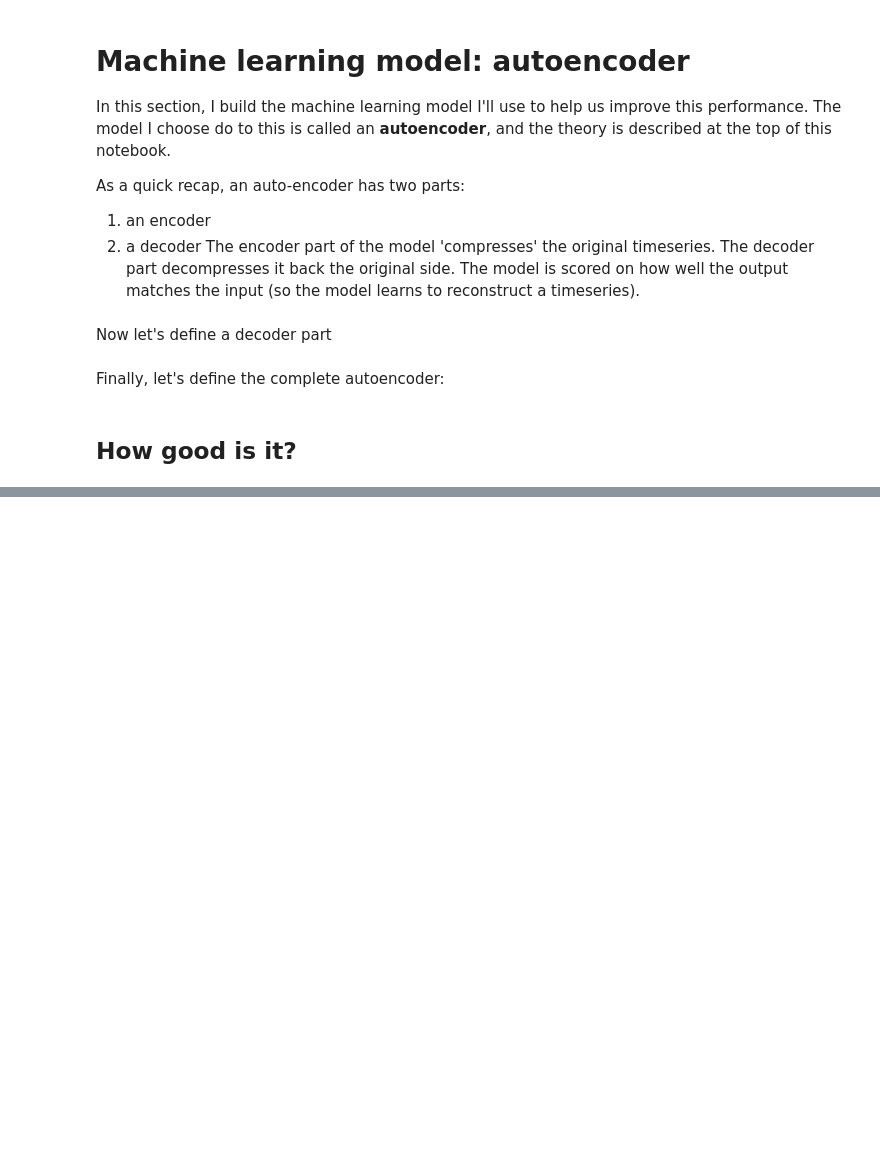
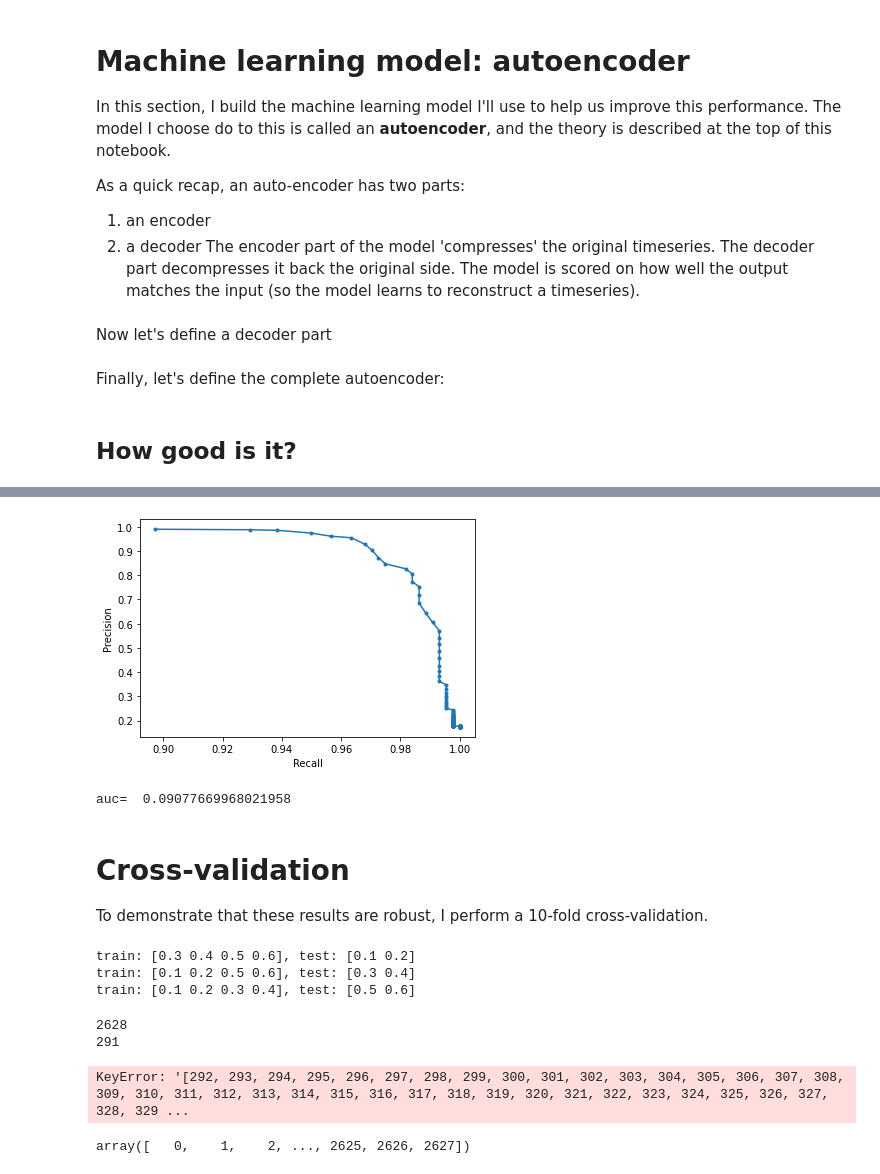
Before and after one commit to djt20djt20/Detecting-Heartbeats-using-Autoencoders, a Jupyter notebook: Heart_beat_final.ipynb, the cells around one changed output, grey strips where cells are left out. Cells and saved outputs as stored; diff of their text form; code cells hidden in the pictures; blank space fills up the shorter version.

```diff
--- a/Heart_beat_final.ipynb
+++ b/Heart_beat_final.ipynb
@@ -385,0 +435,39 @@ As you can see, using the autoencoder produces a far higher success rate for all
+# %%
+precision = []
+recall = []
+for thresh in np.arange(2.25,200,0.5):
+    pre,rec = precision_recall(thresh,score)
+    precision.append(pre)
+    recall.append(rec)
+
+plt.plot(recall, precision, marker='.')
+# axis labels
+plt.xlabel('Recall')
+plt.ylabel('Precision')
+# show the legend
+# show the plot
+plt.show()
+print('auc= ',auc(recall,precision))
+# %% [output]
+[figure, added]
+auc=  0.09077669968021958
+# %% [markdown]
+# Cross-validation
+
+To demonstrate that these results are robust, I perform a 10-fold cross-validation.
+# %%
+
+# scikit-learn k-fold cross-validation
+from numpy import array
+from sklearn.model_selection import KFold
+# data sample
+data = array([0.1, 0.2, 0.3, 0.4, 0.5, 0.6])
+# prepare cross validation
+kfold = KFold(3)
+# enumerate splits
+for train, test in kfold.split(data):
+	print('train: %s, test: %s' % (data[train], data[test]))
+# %% [output]
+train: [0.3 0.4 0.5 0.6], test: [0.1 0.2]
+train: [0.1 0.2 0.5 0.6], test: [0.3 0.4]
+train: [0.1 0.2 0.3 0.4], test: [0.5 0.6]
@@ -385,0 +477,17 @@ As you can see, using the autoencoder produces a far higher success rate for all
+# %%
+for train, test in folds:
+    #train_data = df[df.target == 1].drop(['target'],axis=1).iloc([train])
+    #aut = Autoencoder(size_of_hidden=40)
+    #model = train_model(aut,3)
+    break
+print(len(train))
+print(len(test))
+df[df.target == 1].drop(['target'],axis=1).loc[]
+# %% [output]
+2628
+291
+KeyError: '[292, 293, 294, 295, 296, 297, 298, 299, 300, 301, 302, 303, 304, 305, 306, 307, 308, 309, 310, 311, 312, 313, 314, 315, 316, 317, 318, 319, 320, 321, 322, 323, 324, 325, 326, 327, 328, 329 ...
+# %%
+train
+# %% [output]
+array([   0,    1,    2, ..., 2625, 2626, 2627])
```
Also changed, not shown: parts of 10 cells of this notebook.
